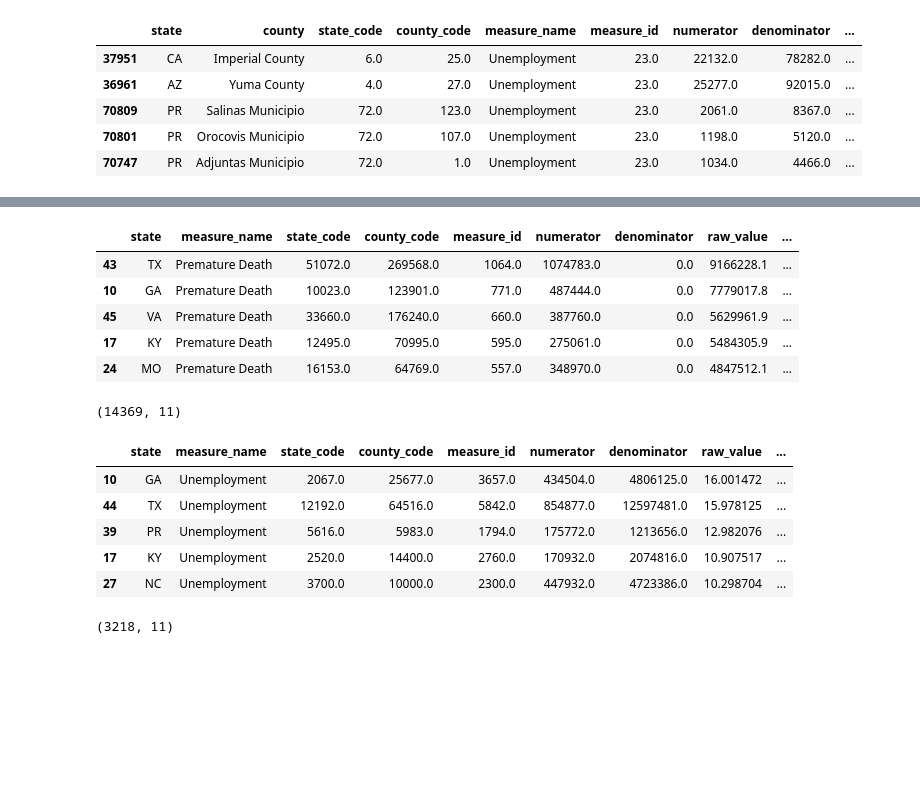
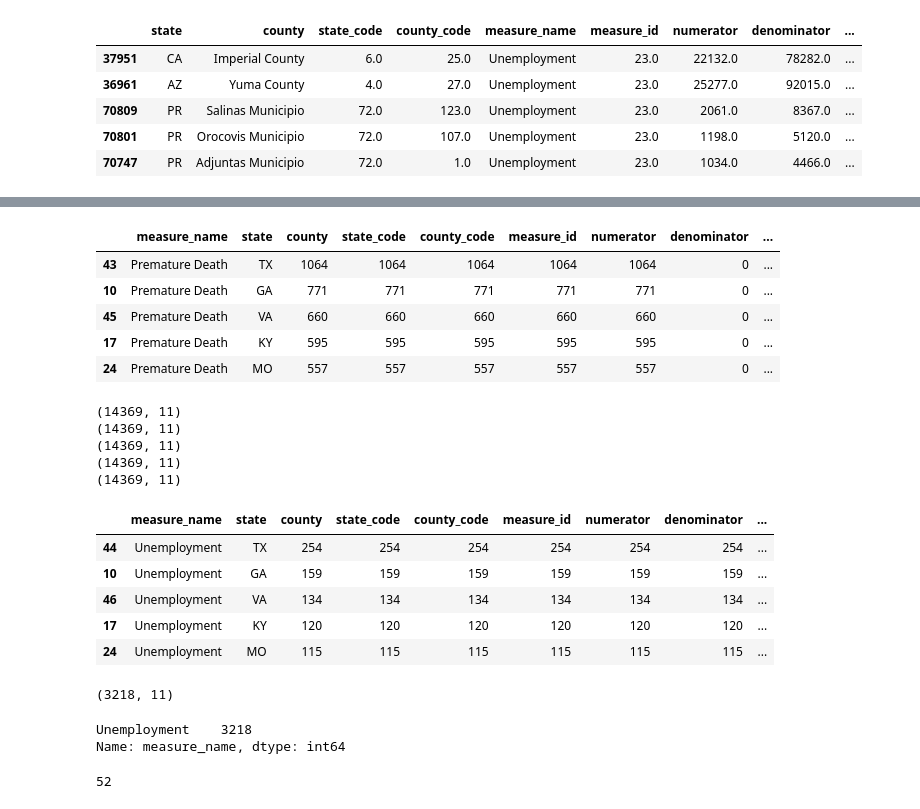
Before and after one commit to Xuehong-pdx/Collaborative-Projects, a Jupyter notebook: exploratory_analysis.ipynb, the cells around one changed output, grey strips where cells are left out. Saved outputs shown, nothing was run; the diff lists cells and outputs as text; code cells hidden in the pictures; blank space fills up the shorter version.

```diff
--- a/exploratory_analysis.ipynb
+++ b/exploratory_analysis.ipynb
@@ -4,7 +4,7 @@
 import pandas as pd
 import matplotlib.pyplot as plt
 
-df = pd.read_csv('\\Collaborative-Projects\\cleaned_ranking_2.csv')
+df = pd.read_csv('C:\\Users\\Xueho\\Projects\\Collaborative-Projects\\cleaned_ranking_2.csv')
 print(df.shape)
 df.head(3)
 # %% [output]
@@ -389,32 +407,47 @@ df2[df2.measure_name=='Premature Death'].shape
 # %%
-# Top five states with the higest raw_value in group 3
+# Top five measures with the most occurance in different states in group 3
 
-df3_state = df3.groupby(['state', 'measure_name']).sum().reset_index()
-df3_state.sort_values('raw_value', ascending=False).head()
+df3_state = df3.groupby(['measure_name','state']).count().reset_index()
+d3 = df3_state.sort_values('raw_value', ascending=False).head()
+d3
 # %% [output]
-|  | state | measure_name | state_code | county_code | measure_id | numerator | denominator | raw_value | ... |
-| 43 | TX | Premature Death | 51072.0 | 269568.0 | 1064.0 | 1074783.0 | 0.0 | 9166228.1 | ... |
-| 10 | GA | Premature Death | 10023.0 | 123901.0 | 771.0 | 487444.0 | 0.0 | 7779017.8 | ... |
-| 45 | VA | Premature Death | 33660.0 | 176240.0 | 660.0 | 387760.0 | 0.0 | 5629961.9 | ... |
-| 17 | KY | Premature Death | 12495.0 | 70995.0 | 595.0 | 275061.0 | 0.0 | 5484305.9 | ... |
-| 24 | MO | Premature Death | 16153.0 | 64769.0 | 557.0 | 348970.0 | 0.0 | 4847512.1 | ... |
+|  | measure_name | state | county | state_code | county_code | measure_id | numerator | denominator | ... |
+| 43 | Premature Death | TX | 1064 | 1064 | 1064 | 1064 | 1064 | 0 | ... |
+| 10 | Premature Death | GA | 771 | 771 | 771 | 771 | 771 | 0 | ... |
+| 45 | Premature Death | VA | 660 | 660 | 660 | 660 | 660 | 0 | ... |
+| 17 | Premature Death | KY | 595 | 595 | 595 | 595 | 595 | 0 | ... |
+| 24 | Premature Death | MO | 557 | 557 | 557 | 557 | 557 | 0 | ... |
-# %%
-df3[df3.measure_name=='Premature Death'].shape
-# %% [output]
-(14369, 11)
+# %%
+print(df3[df3.measure_name==d3.iloc[0,0]].shape)
+print(df3[df3.measure_name==d3.iloc[1,0]].shape)
+print(df3[df3.measure_name==d3.iloc[2,0]].shape)
+print(df3[df3.measure_name==d3.iloc[3,0]].shape)
+print(df3[df3.measure_name==d3.iloc[4,0]].shape)
+# %% [output]
+(14369, 11)
+(14369, 11)
+(14369, 11)
+(14369, 11)
+(14369, 11)
 # %%
-# Top five states with the higest raw_value in group 4
+# Top five measures with the most occurance in different states in group 4
 
-df4_state = df4.groupby(['state', 'measure_name']).sum().reset_index()
-df4_state.sort_values('raw_value', ascending=False).head()
+df4_state = df4.groupby(['measure_name','state']).count().reset_index()
+d4 = df4_state.sort_values('raw_value', ascending=False).head()
+d4
 # %% [output]
-|  | state | measure_name | state_code | county_code | measure_id | numerator | denominator | raw_value | ... |
-| 10 | GA | Unemployment | 2067.0 | 25677.0 | 3657.0 | 434504.0 | 4806125.0 | 16.001472 | ... |
-| 44 | TX | Unemployment | 12192.0 | 64516.0 | 5842.0 | 854877.0 | 12597481.0 | 15.978125 | ... |
-| 39 | PR | Unemployment | 5616.0 | 5983.0 | 1794.0 | 175772.0 | 1213656.0 | 12.982076 | ... |
-| 17 | KY | Unemployment | 2520.0 | 14400.0 | 2760.0 | 170932.0 | 2074816.0 | 10.907517 | ... |
-| 27 | NC | Unemployment | 3700.0 | 10000.0 | 2300.0 | 447932.0 | 4723386.0 | 10.298704 | ... |
+|  | measure_name | state | county | state_code | county_code | measure_id | numerator | denominator | ... |
+| 44 | Unemployment | TX | 254 | 254 | 254 | 254 | 254 | 254 | ... |
+| 10 | Unemployment | GA | 159 | 159 | 159 | 159 | 159 | 159 | ... |
+| 46 | Unemployment | VA | 134 | 134 | 134 | 134 | 134 | 134 | ... |
+| 17 | Unemployment | KY | 120 | 120 | 120 | 120 | 120 | 120 | ... |
+| 24 | Unemployment | MO | 115 | 115 | 115 | 115 | 115 | 115 | ... |
+# %%
+print(df4[df4.measure_name==d4.iloc[0,0]].shape)
+# %% [output]
+(3218, 11)
 # %%
-df4[df4.measure_name=='Unemployment'].shape
+df4.measure_name.value_counts()
 # %% [output]
-(3218, 11)
+Unemployment    3218
+Name: measure_name, dtype: int64
@@ -420,0 +456,4 @@ df4[df4.measure_name=='Unemployment'].shape
+# %%
+df4.state.value_counts().count()
+# %% [output]
+52
```
Also changed, not shown: parts of 9 cells of this notebook.
